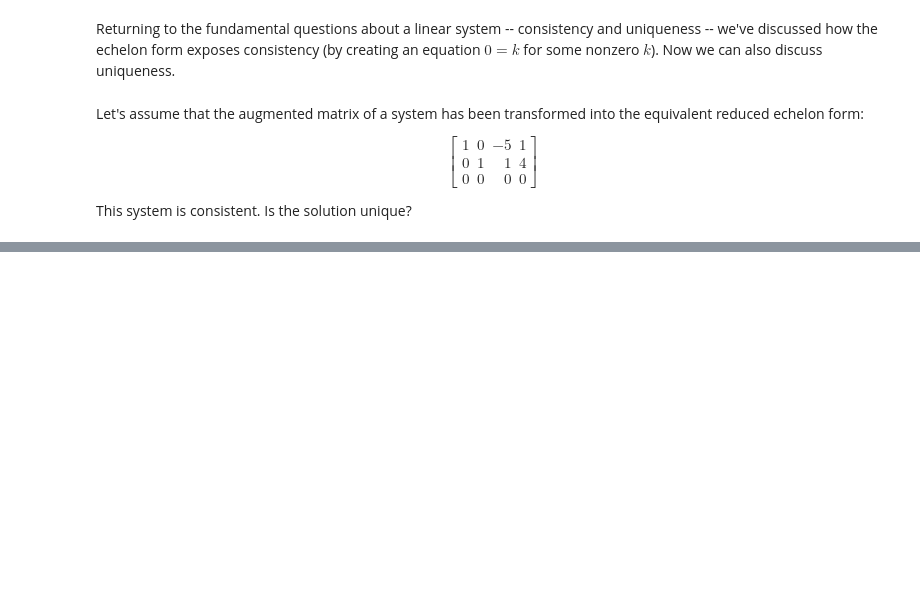
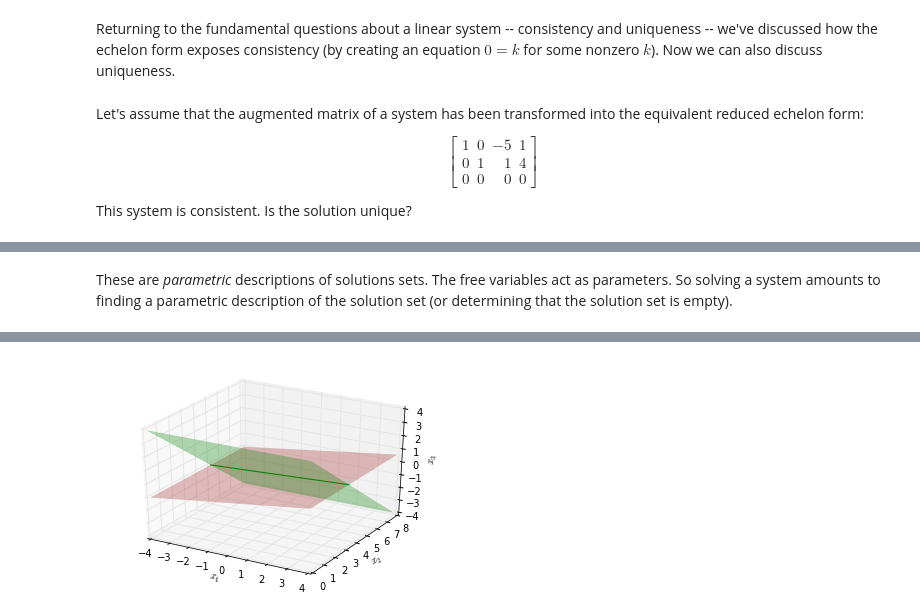
Before and after one commit to mcrovella/CS132-Geometric-Algorithms, a Jupyter notebook: L2RowReductions.ipynb, the cells around one changed output, grey strips where cells are left out. Drawn from its saved outputs; the diff is of its cells as text; code cells hidden in the pictures; blank space fills up the shorter version.

```diff
--- a/L2RowReductions.ipynb
+++ b/L2RowReductions.ipynb
@@ -279,0 +309,22 @@ This system is consistent.  Is the solution unique?
+# %% [markdown]
+These are _parametric_ descriptions of solutions sets.  The free variables act as parameters.  So solving a system amounts to finding a parametric description of the solution set (or determining that the solution set is empty).
+# %%
+sl.hide_code_in_slideshow()
+fig = plt.figure()
+xmin = zmin = -4
+xmax = zmax = 4
+ymin = 0
+ymax = 8
+ax = fig.add_subplot(111, projection='3d')
+ax.axes.set_xlim([xmin, xmax])
+ax.axes.set_ylim([ymin, ymax])
+ax.axes.set_zlim([zmin, zmax])
+ax.axes.set_xlabel('$x_1$')
+ax.axes.set_ylabel('$x_2$')
+ax.axes.set_zlabel('$x_3$')
+eq1 = [1,0,-5,1]
+eq2 = [0,1,1,4]
+ut.plotLinEqn3d(ax, eq1, 'Brown')
+ut.plotLinEqn3d(ax, eq2, 'Green')
+ut.plotIntersection3d(ax, eq1, eq2, 'Green')
+# %% [output]
@@ -279,0 +332 @@ This system is consistent.  Is the solution unique?
+[figure, added]
```
Also changed, not shown: parts of 5 cells of this notebook.
